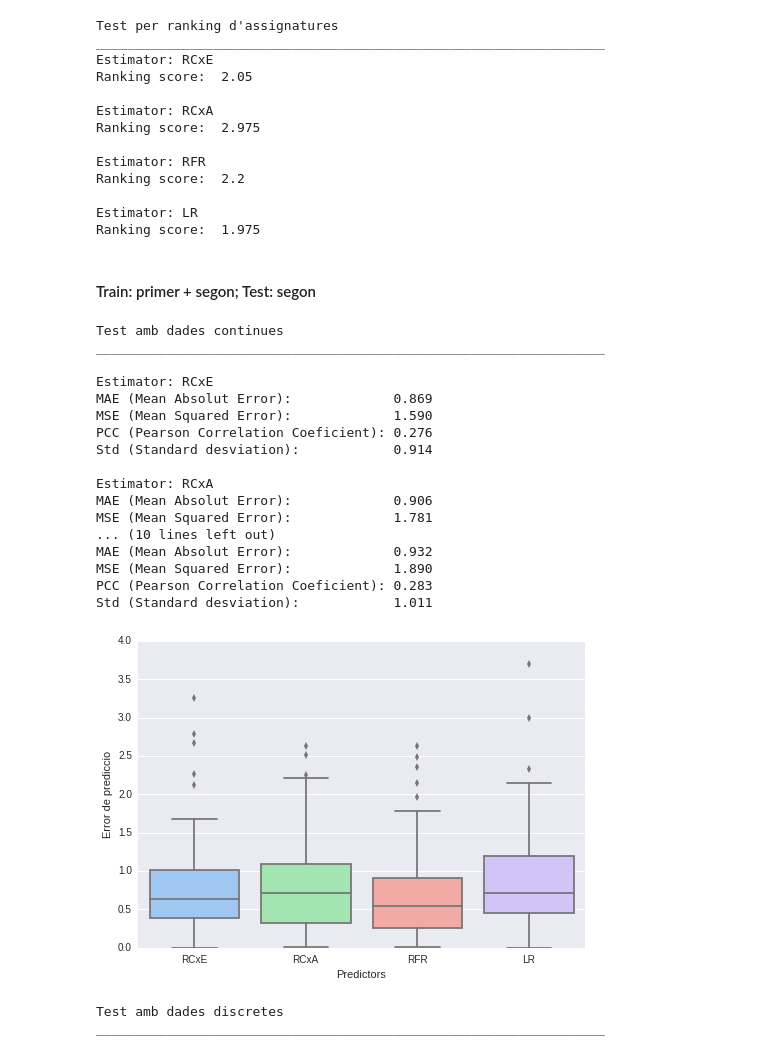
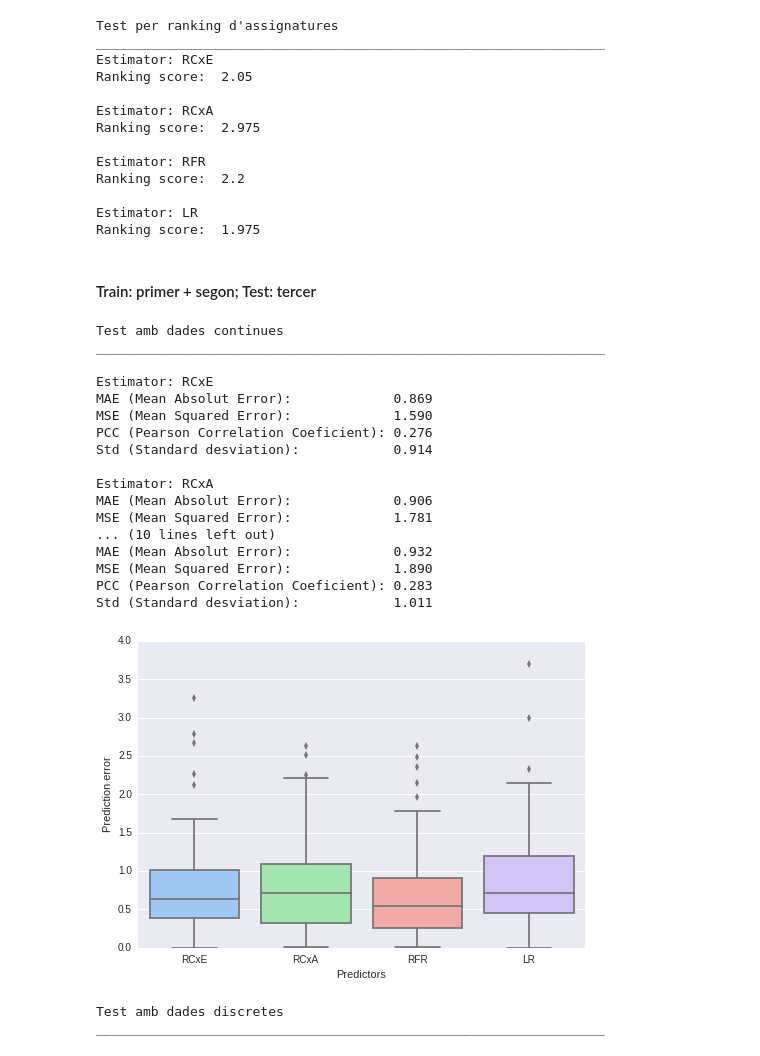
Before and after one commit to pid-ub/pid-UB, a Jupyter notebook: questions/questions-xavi/Question2-recomender.ipynb, the cells around one changed output. Cells and saved outputs as stored; diff of their text form; code cells hidden in the pictures.

```diff
--- a/questions/questions-xavi/Question2-recomender.ipynb
+++ b/questions/questions-xavi/Question2-recomender.ipynb
@@ -365,11 +365,11 @@ rs = pd.DataFrame()
 for lbl,e  in zip(estimators_lbl, estimators):
     tmp = pd.DataFrame()
     print "Estimator:", lbl
-    tmp["Error de prediccio"] = benchmark(primer.values, segon.values, e)
+    tmp["Prediction error"] = benchmark(primer.values, segon.values, e)
     tmp["Predictors"] = lbl
     rs = pd.concat((rs, tmp))
     print
-g = sbn.boxplot(x="Predictors",y="Error de prediccio",data=rs, palette='pastel', order=estimators_lbl)
+g = sbn.boxplot(x="Predictors",y="Prediction error",data=rs, palette='pastel', order=estimators_lbl)
 g.set(ylim=(0, 4))
 sbn.despine(trim=True)
 # %% [output]
@@ -435,41 +435,41 @@ Ranking score:  2.2
 Estimator: LR
 Ranking score:  1.975
 # %% [markdown]
-#### Train: primer + segon; Test: segon
+#### Train: primer + segon; Test: tercer
 # %%
 print "Test amb dades continues"
 print "_________________________________________________________________"
 print
 rs = pd.DataFrame()
 for lbl,e  in zip(estimators_lbl, estimators):
     tmp = pd.DataFrame()
     print "Estimator:", lbl
-    tmp["Error de prediccio"] = benchmark(primer_segon.values, tercer.values, e)
+    tmp["Prediction error"] = benchmark(primer_segon.values, tercer.values, e)
     tmp["Predictors"] = lbl
     rs = pd.concat((rs, tmp))
     print
-g = sbn.boxplot(x="Predictors",y="Error de prediccio",data=rs, palette='pastel', order=estimators_lbl)
+g = sbn.boxplot(x="Predictors",y="Prediction error",data=rs, palette='pastel', order=estimators_lbl)
 g.set(ylim=(0, 4))
 sbn.despine(trim=True)
 # %% [output]
 Test amb dades continues
 _________________________________________________________________
 
 Estimator: RCxE
 MAE (Mean Absolut Error):             0.869
 MSE (Mean Squared Error):             1.590
 PCC (Pearson Correlation Coeficient): 0.276
 Std (Standard desviation):            0.914
 
 Estimator: RCxA
 MAE (Mean Absolut Error):             0.906
 MSE (Mean Squared Error):             1.781
 ... (10 lines left out)
 MAE (Mean Absolut Error):             0.932
 MSE (Mean Squared Error):             1.890
 PCC (Pearson Correlation Coeficient): 0.283
 Std (Standard desviation):            1.011
-[figure, old version]
+[figure, new version]
 # %%
 print "Test amb dades discretes"
 print "_________________________________________________________________"
```
Also changed, not shown: parts of 1 cell of this notebook, 7 other files.
